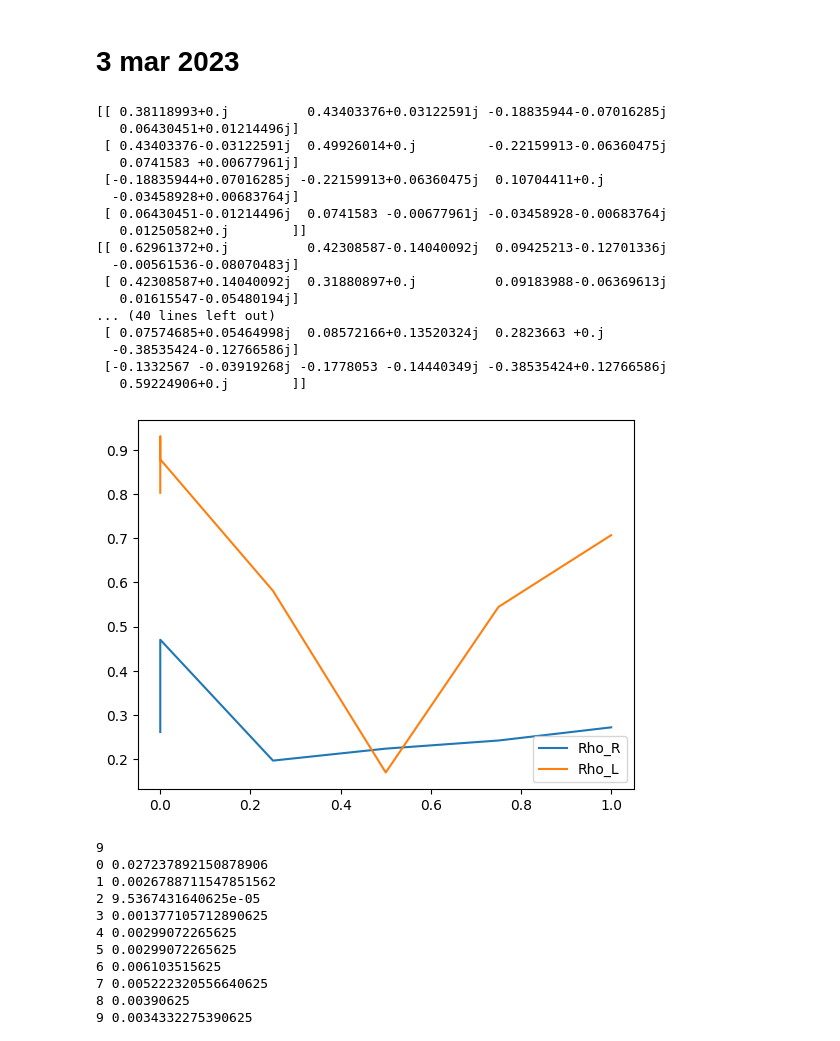
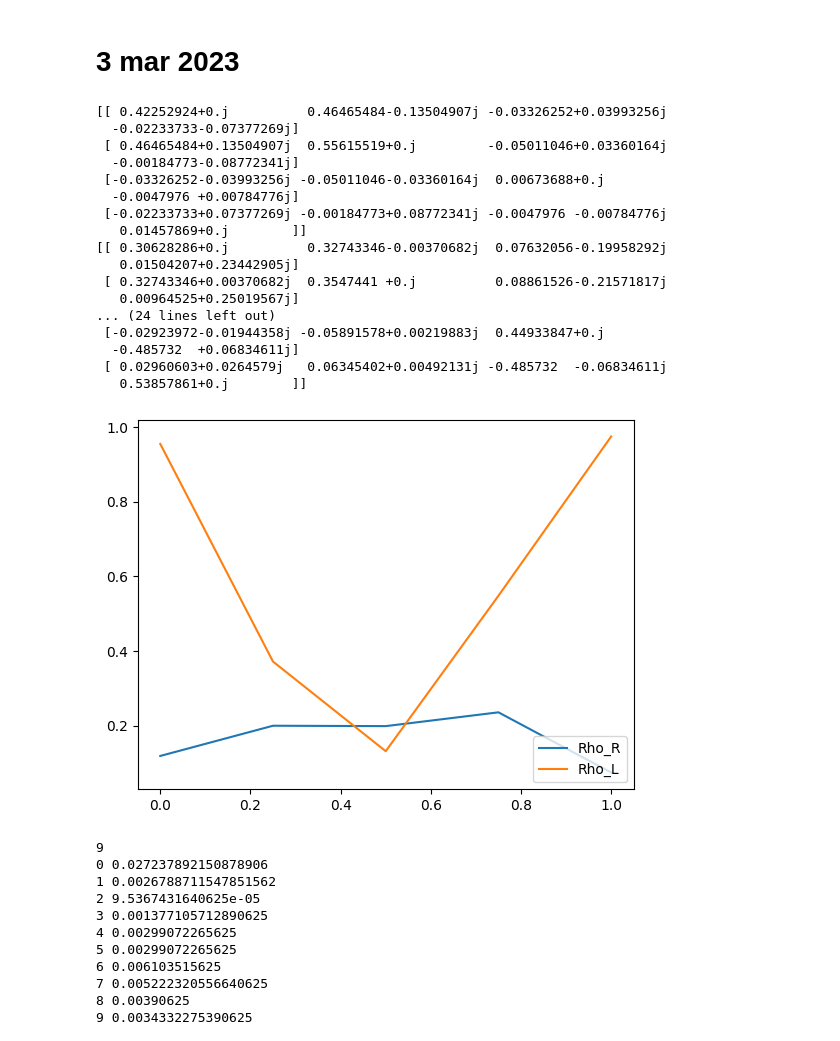
Before and after one commit to SchultzVV/Runtime-qiskit, a Jupyter notebook: bit-flip.ipynb, the cells around one changed output. Cells and saved outputs as stored; diff of their text form; code cells hidden in the pictures.

```diff
--- a/bit-flip.ipynb
+++ b/bit-flip.ipynb
@@ -77,26 +77,26 @@ def run_calcs(list_p, epochs):
 # %%
 list_p = np.linspace(0,1,3)
 list_p = [0,0.25,0.5,0.75,1]
-run_calcs(list_p, 3)
+run_calcs(list_p, 30)
 # %% [output]
-[[ 0.38118993+0.j          0.43403376+0.03122591j -0.18835944-0.07016285j
-   0.06430451+0.01214496j]
- [ 0.43403376-0.03122591j  0.49926014+0.j         -0.22159913-0.06360475j
-   0.0741583 +0.00677961j]
- [-0.18835944+0.07016285j -0.22159913+0.06360475j  0.10704411+0.j
-  -0.03458928+0.00683764j]
- [ 0.06430451-0.01214496j  0.0741583 -0.00677961j -0.03458928-0.00683764j
-   0.01250582+0.j        ]]
-[[ 0.62961372+0.j          0.42308587-0.14040092j  0.09425213-0.12701336j
-  -0.00561536-0.08070483j]
- [ 0.42308587+0.14040092j  0.31880897+0.j          0.09183988-0.06369613j
-   0.01615547-0.05480194j]
-... (40 lines left out)
- [ 0.07574685+0.05464998j  0.08572166+0.13520324j  0.2823663 +0.j
-  -0.38535424-0.12766586j]
- [-0.1332567 -0.03919268j -0.1778053 -0.14440349j -0.38535424+0.12766586j
-   0.59224906+0.j        ]]
+[[ 0.42252924+0.j          0.46465484-0.13504907j -0.03326252+0.03993256j
+  -0.02233733-0.07377269j]
+ [ 0.46465484+0.13504907j  0.55615519+0.j         -0.05011046+0.03360164j
+  -0.00184773-0.08772341j]
+ [-0.03326252-0.03993256j -0.05011046-0.03360164j  0.00673688+0.j
+  -0.0047976 +0.00784776j]
+ [-0.02233733+0.07377269j -0.00184773+0.08772341j -0.0047976 -0.00784776j
+   0.01457869+0.j        ]]
+[[ 0.30628286+0.j          0.32743346-0.00370682j  0.07632056-0.19958292j
+   0.01504207+0.23442905j]
+ [ 0.32743346+0.00370682j  0.3547441 +0.j          0.08861526-0.21571817j
+   0.00964525+0.25019567j]
+... (24 lines left out)
+ [-0.02923972-0.01944358j -0.05891578+0.00219883j  0.44933847+0.j
+  -0.485732  +0.06834611j]
+ [ 0.02960603+0.0264579j   0.06345402+0.00492131j -0.485732  -0.06834611j
+   0.53857861+0.j        ]]
-[figure, old version]
+[figure, new version]
 # %%
 # RASCUNHO
 # %%
```
